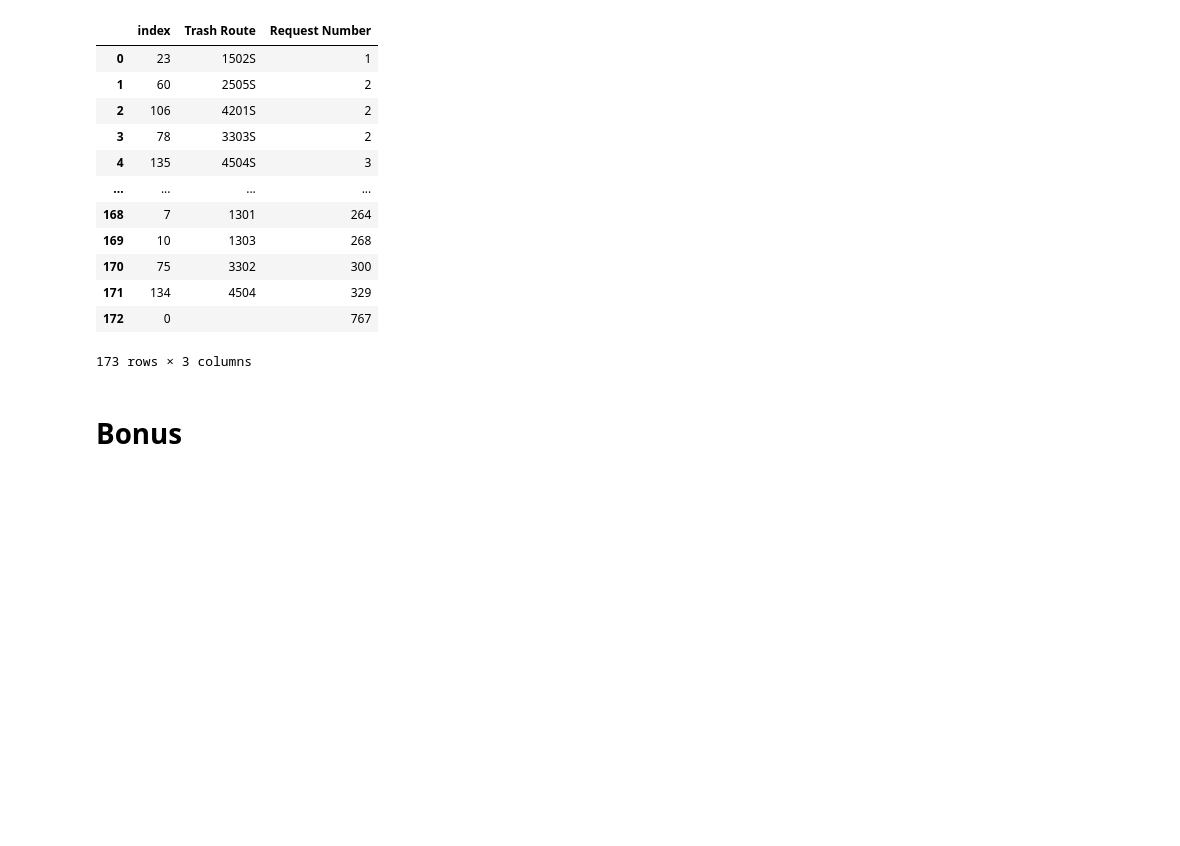
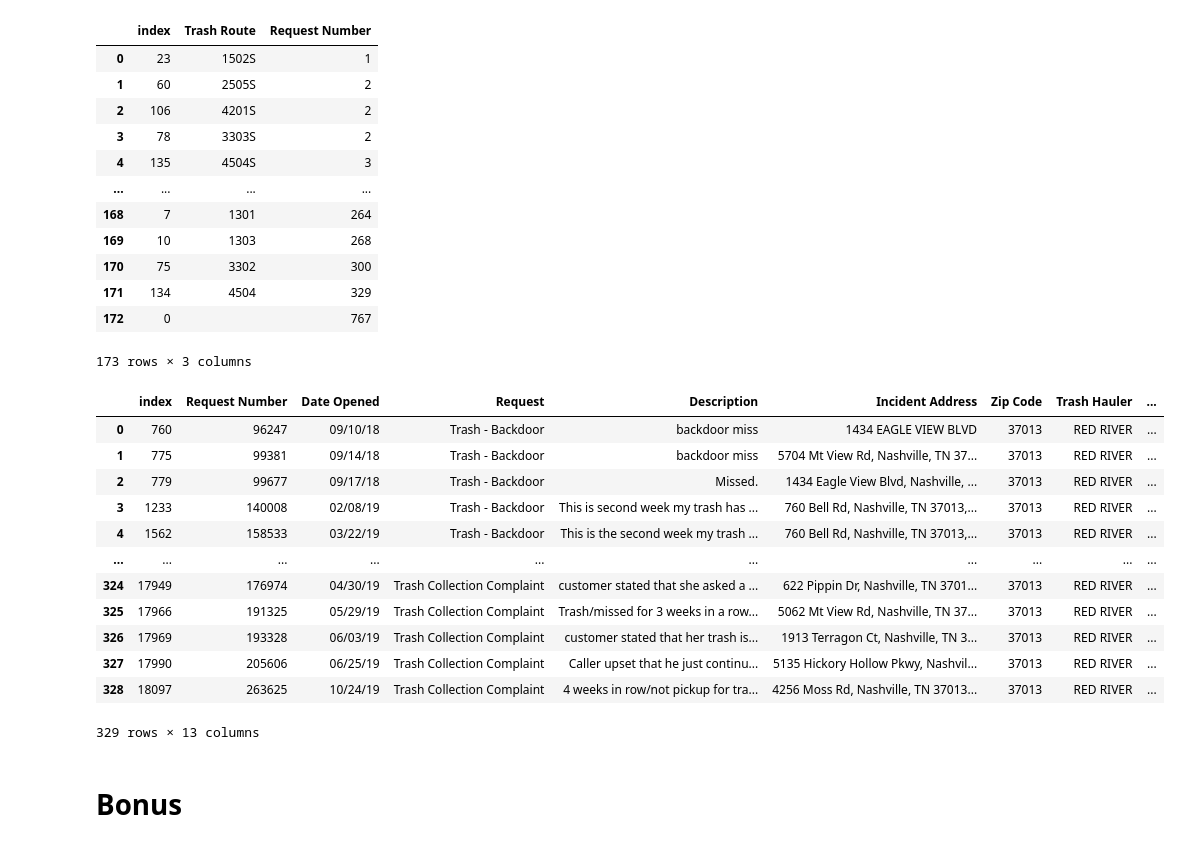
Before and after one commit to NewForce-Data-Cohort-12/trash-haulers-goody-grouch, a Jupyter notebook: trash_pickup.ipynb, the cells around one changed output. Saved outputs shown, nothing was run; the diff lists cells and outputs as text; code cells hidden in the pictures; blank space fills up the shorter version.

```diff
--- a/trash_pickup.ipynb
+++ b/trash_pickup.ipynb
@@ -224,6 +240,24 @@ miss_by_route.sort_values(by = 'Request Number').reset_index()
 | 171 | 134 | 4504 | 329 |
 | 172 | 0 |  | 767 |
 173 rows × 3 columns
+# %%
+miss_4504 = miss_all.loc[miss_all['Trash Route'] == '4504']
+miss_4504 = miss_4504.reset_index()
+miss_4504
+# %% [output]
+|  | index | Request Number | Date Opened | Request | Description | Incident Address | Zip Code | Trash Hauler | ... |
+| 0 | 760 | 96247 | 09/10/18 | Trash - Backdoor | backdoor miss | 1434 EAGLE VIEW BLVD | 37013 | RED RIVER | ... |
+| 1 | 775 | 99381 | 09/14/18 | Trash - Backdoor | backdoor miss | 5704 Mt View Rd, Nashville, TN 37... | 37013 | RED RIVER | ... |
+| 2 | 779 | 99677 | 09/17/18 | Trash - Backdoor | Missed. | 1434 Eagle View Blvd, Nashville, ... | 37013 | RED RIVER | ... |
+| 3 | 1233 | 140008 | 02/08/19 | Trash - Backdoor | This is second week my trash has ... | 760 Bell Rd, Nashville, TN 37013,... | 37013 | RED RIVER | ... |
+| 4 | 1562 | 158533 | 03/22/19 | Trash - Backdoor | This is the second week my trash ... | 760 Bell Rd, Nashville, TN 37013,... | 37013 | RED RIVER | ... |
+| ... | ... | ... | ... | ... | ... | ... | ... | ... | ... |
+| 324 | 17949 | 176974 | 04/30/19 | Trash Collection Complaint | customer stated that she asked a ... | 622 Pippin Dr, Nashville, TN 3701... | 37013 | RED RIVER | ... |
+| 325 | 17966 | 191325 | 05/29/19 | Trash Collection Complaint | Trash/missed for 3 weeks in a row... | 5062 Mt View Rd, Nashville, TN 37... | 37013 | RED RIVER | ... |
+| 326 | 17969 | 193328 | 06/03/19 | Trash Collection Complaint | customer stated that her trash is... | 1913 Terragon Ct, Nashville, TN 3... | 37013 | RED RIVER | ... |
+| 327 | 17990 | 205606 | 06/25/19 | Trash Collection Complaint | Caller upset that he just continu... | 5135 Hickory Hollow Pkwy, Nashvil... | 37013 | RED RIVER | ... |
+| 328 | 18097 | 263625 | 10/24/19 | Trash Collection Complaint | 4 weeks in row/not pickup for tra... | 4256 Moss Rd, Nashville, TN 37013... | 37013 | RED RIVER | ... |
+329 rows × 13 columns
 # %% [markdown]
 <h1>Bonus</h1>
 # %% [markdown]
```
Also changed, not shown: parts of 10 cells of this notebook, 1 other file.
